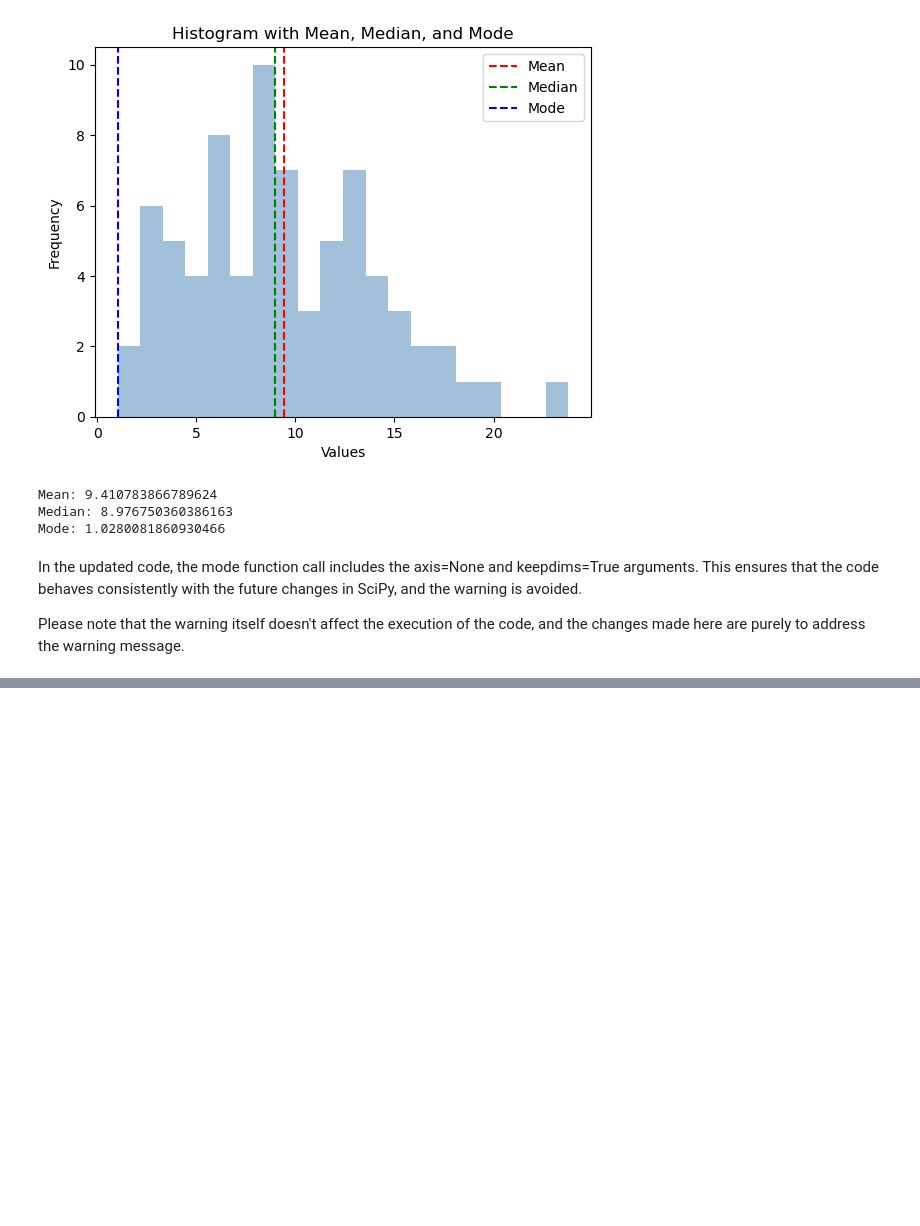
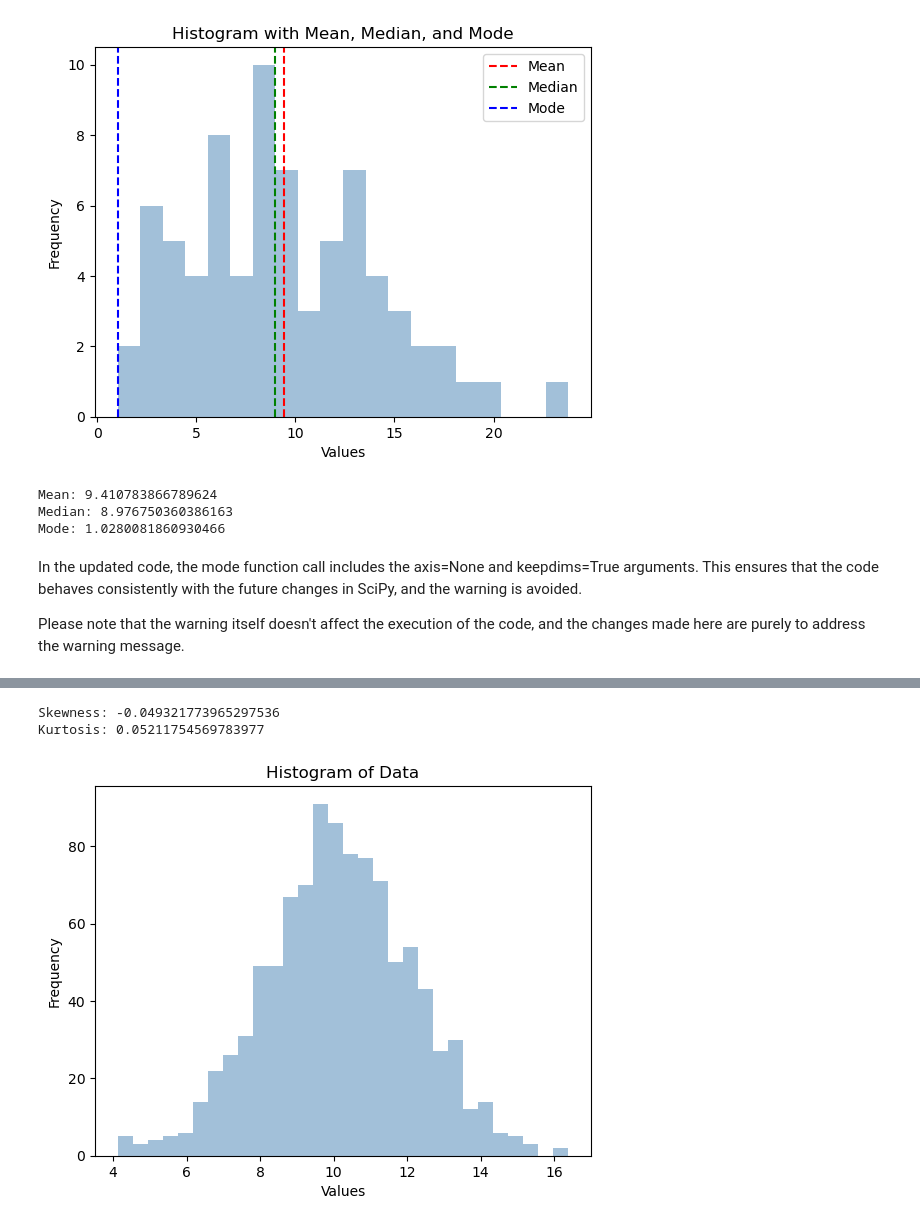
Before and after one commit to ronandownes/basics, a Jupyter notebook: Untitled1.ipynb, the cells around one changed output, grey strips where cells are left out. Cells and saved outputs as stored; diff of their text form; code cells hidden in the pictures; blank space fills up the shorter version.

```diff
--- a/Untitled1.ipynb
+++ b/Untitled1.ipynb
@@ -70,0 +127,31 @@ Please note that the warning itself doesn't affect the execution of the code, an
+# %%
+import numpy as np
+import matplotlib.pyplot as plt
+from scipy import stats
+
+# Generate a sample dataset
+data = np.random.normal(10, 2, 1000)  # Generating 1000 random numbers from a normal distribution with mean 10 and standard deviation 2
+
+# Calculate skewness and kurtosis
+skewness = stats.skew(data)
+kurtosis = stats.kurtosis(data)
+
+# Print the calculated values
+print("Skewness:", skewness)
+print("Kurtosis:", kurtosis)
+
+# Histogram to visualize the data distribution
+plt.hist(data, bins=30, alpha=0.5, color='steelblue')
+plt.xlabel('Values')
+plt.ylabel('Frequency')
+plt.title('Histogram of Data')
+plt.show()
+
+# ---------------------- OUTPUT ------------------ #
+Skewness: 0.07311155064788019
+Kurtosis: -0.13384868950868123
+# --------------------- OUTPUT -------------------- #
+# %% [output]
+Skewness: -0.049321773965297536
+Kurtosis: 0.05211754569783977
+[figure, added]
```
Also changed, not shown: parts of 3 cells of this notebook, 8 other files.
